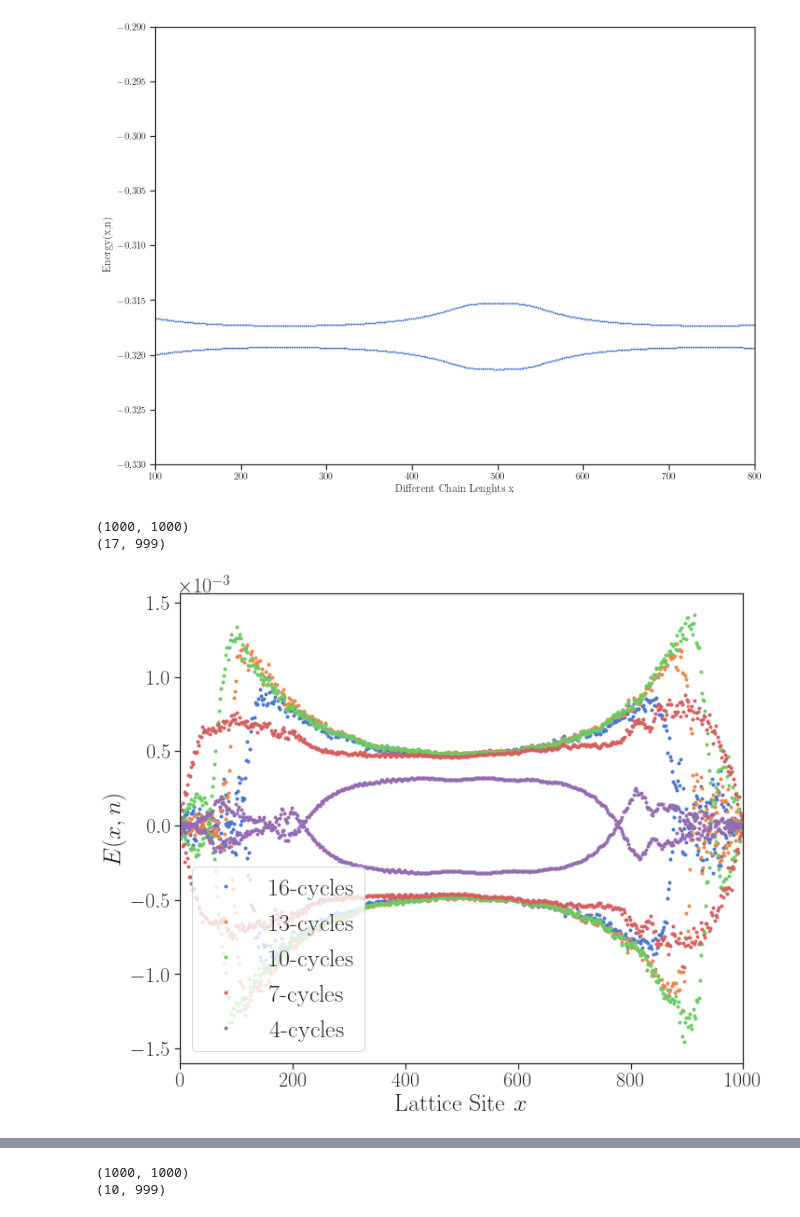
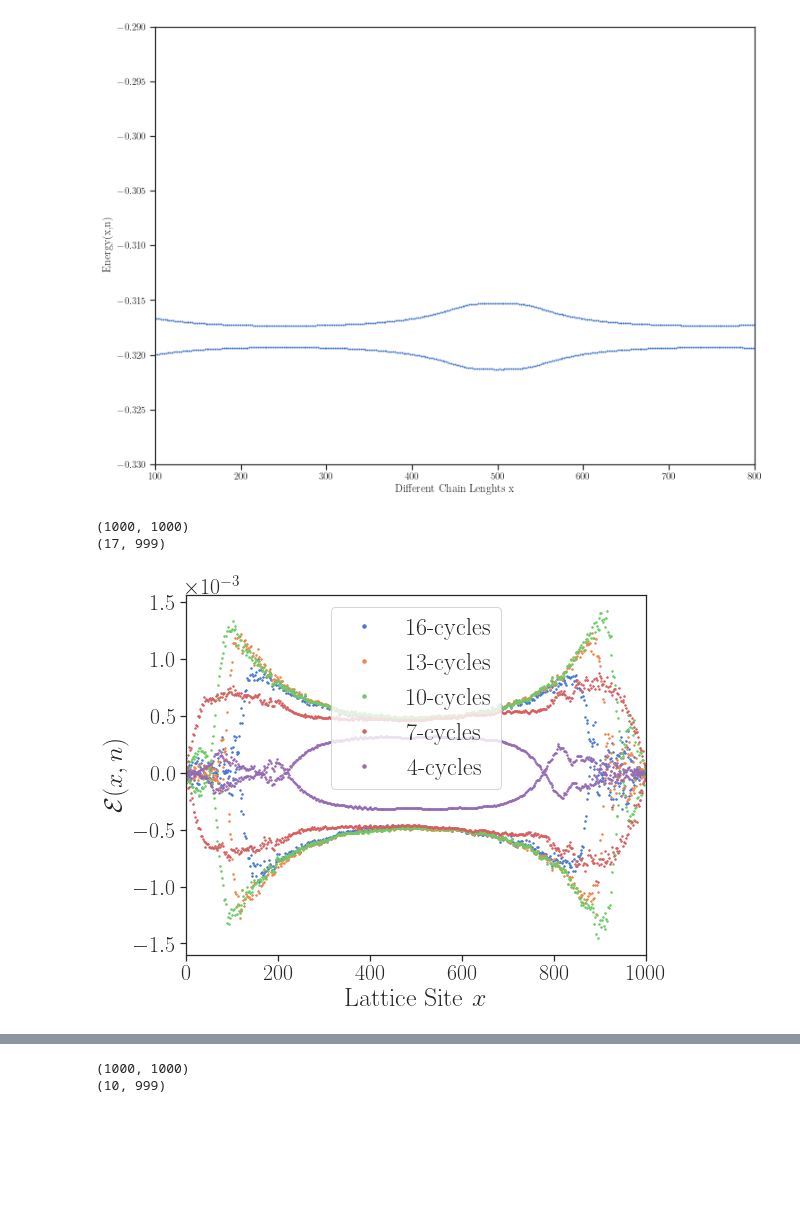
Before and after one commit to fabianjaeger1/Floquet-dynamics-of-critical-systems, a Jupyter notebook: Floquet.ipynb, the cells around one changed output, grey strips where cells are left out. Saved outputs shown, nothing was run; the diff lists cells and outputs as text; code cells hidden in the pictures; blank space fills up the shorter version.

```diff
--- a/Floquet.ipynb
+++ b/Floquet.ipynb
@@ -347,6 +437,6 @@ def EnergyDensityCorrect(L,cycles,T_0, T_1, pbc):
 # %%
-EnergyDensityCorrect(1000,17,0.2,0.8,False)
+EnergyDensityCorrect2(1000,17,0.2,0.8,False)
 # %% [output]
 (1000, 1000)
 (17, 999)
-[figure, old version]
+[figure, new version]
```
Also changed, not shown: parts of 38 cells of this notebook, 37 other files.
